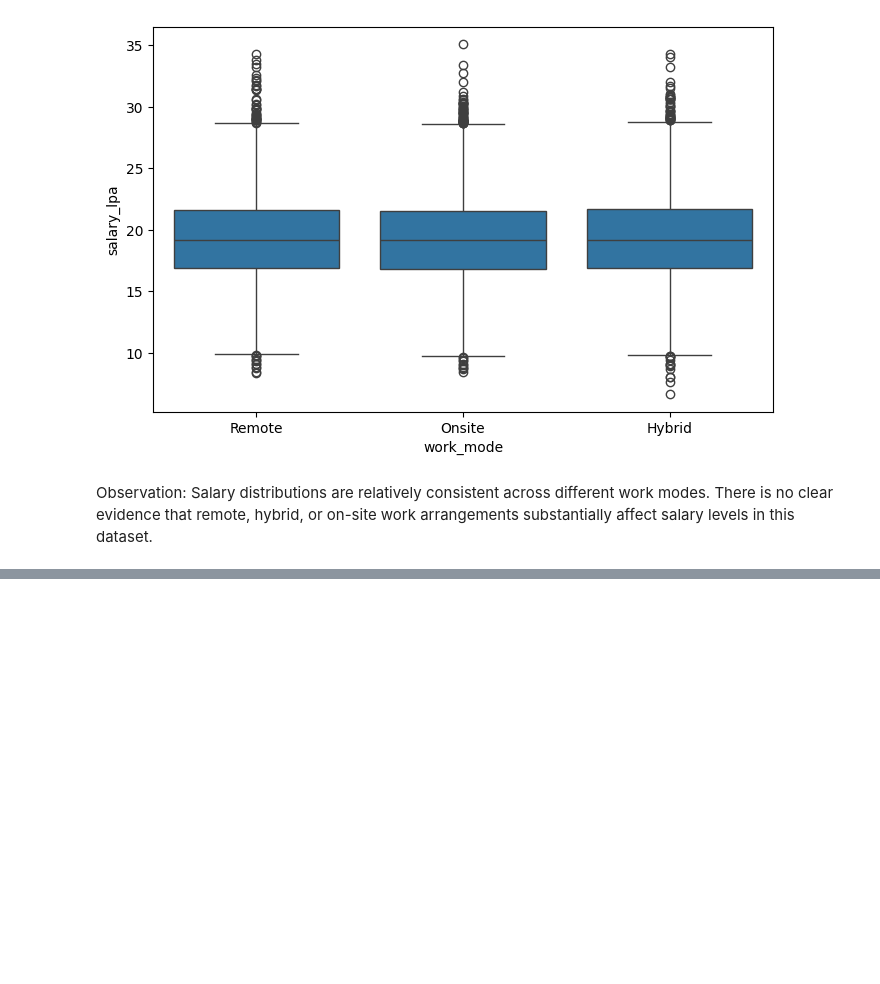
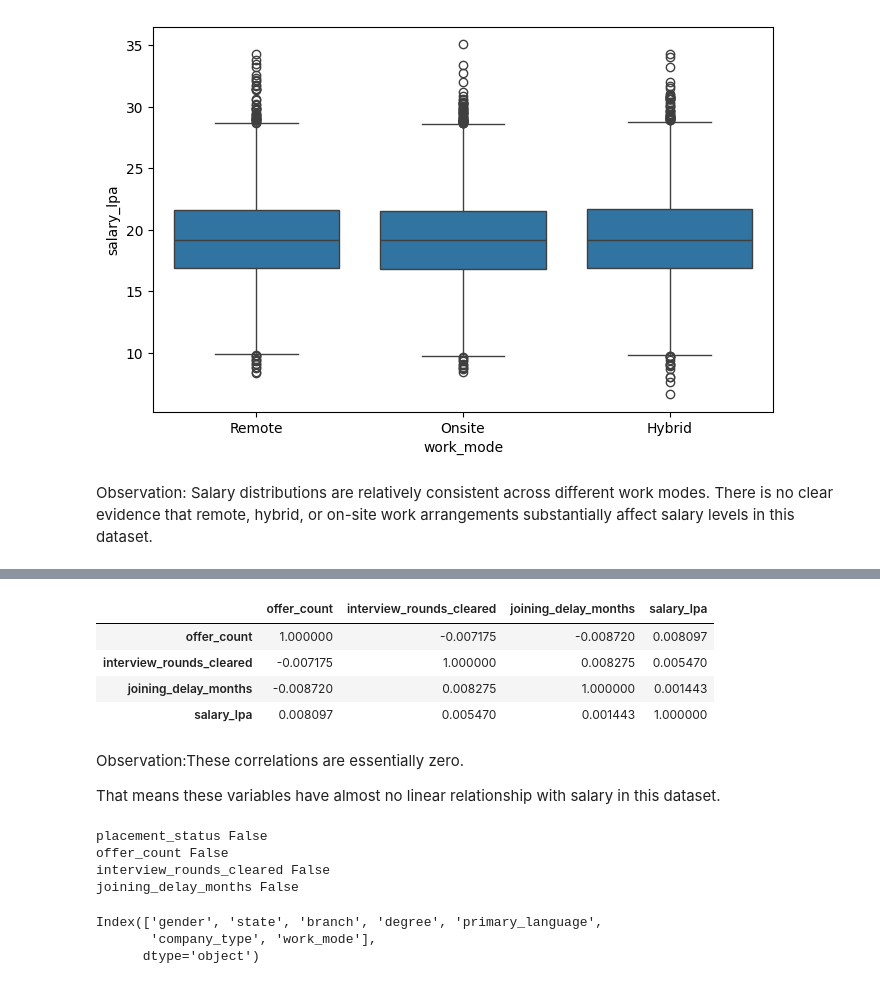
Before and after one commit to DasithiJayasinghe/Student-Career-Success-Analytics, a Jupyter notebook: notebooks/Salary_Prediction.ipynb, the cells around one changed output, grey strips where cells are left out. Cells and saved outputs as stored; diff of their text form; code cells hidden in the pictures; blank space fills up the shorter version.

```diff
--- a/notebooks/Salary_Prediction.ipynb
+++ b/notebooks/Salary_Prediction.ipynb
@@ -440,0 +478,15 @@ plt.show()
+# %%
+salary_df[['offer_count',
+           'interview_rounds_cleared',
+           'joining_delay_months',
+           'salary_lpa']].corr()
+# %% [output]
+|  | offer_count | interview_rounds_cleared | joining_delay_months | salary_lpa |
+| offer_count | 1.000000 | -0.007175 | -0.008720 | 0.008097 |
+| interview_rounds_cleared | -0.007175 | 1.000000 | 0.008275 | 0.005470 |
+| joining_delay_months | -0.008720 | 0.008275 | 1.000000 | 0.001443 |
+| salary_lpa | 0.008097 | 0.005470 | 0.001443 | 1.000000 |
+# %% [markdown]
+Observation:These correlations are essentially zero.
+
+That means these variables have almost no linear relationship with salary in this dataset.
@@ -440,0 +503,14 @@ plt.show()
+# %%
+#Verifying the removal
+for col in [
+    'placement_status',
+    'offer_count',
+    'interview_rounds_cleared',
+    'joining_delay_months'
+]:
+    print(col, col in salary_df.columns)
+# %% [output]
+placement_status False
+offer_count False
+interview_rounds_cleared False
+joining_delay_months False
@@ -440,0 +522,7 @@ plt.show()
+# %%
+#Checking categorical columns
+X.select_dtypes(include='object').columns
+# %% [output]
+Index(['gender', 'state', 'branch', 'degree', 'primary_language',
+       'company_type', 'work_mode'],
+      dtype='object')
```
Also changed, not shown: parts of 11 cells of this notebook.
